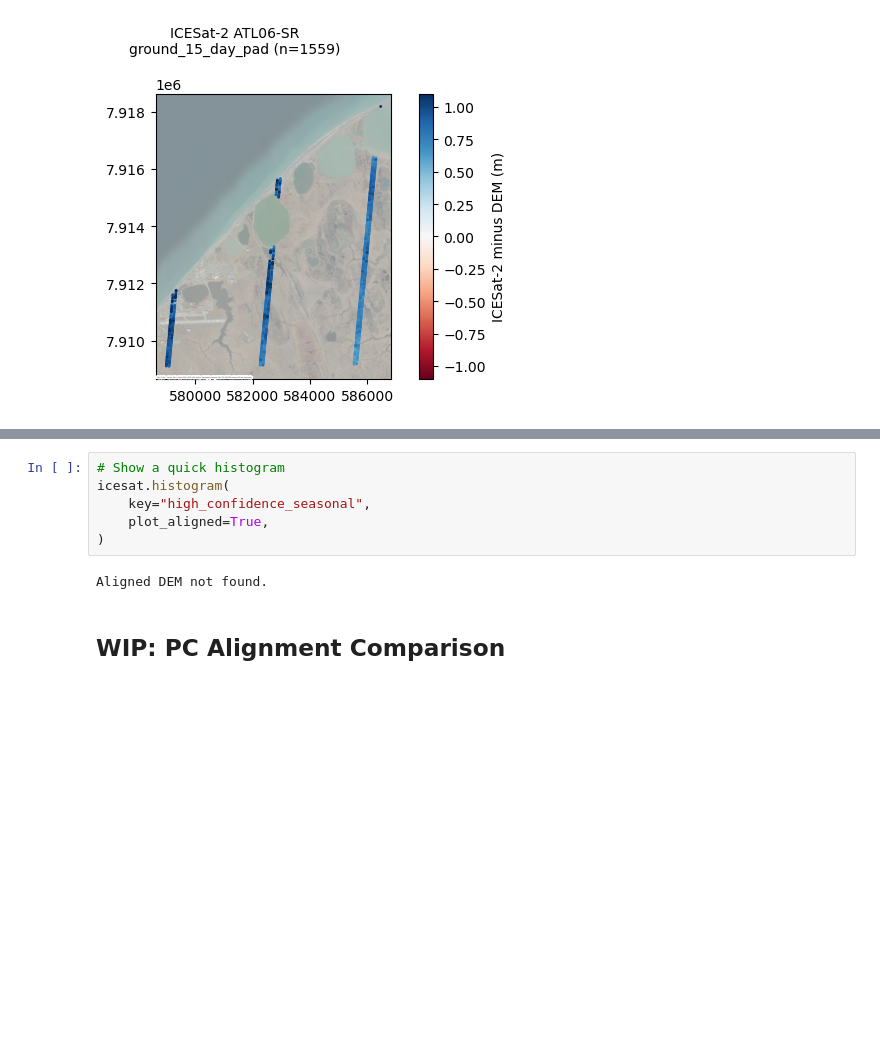
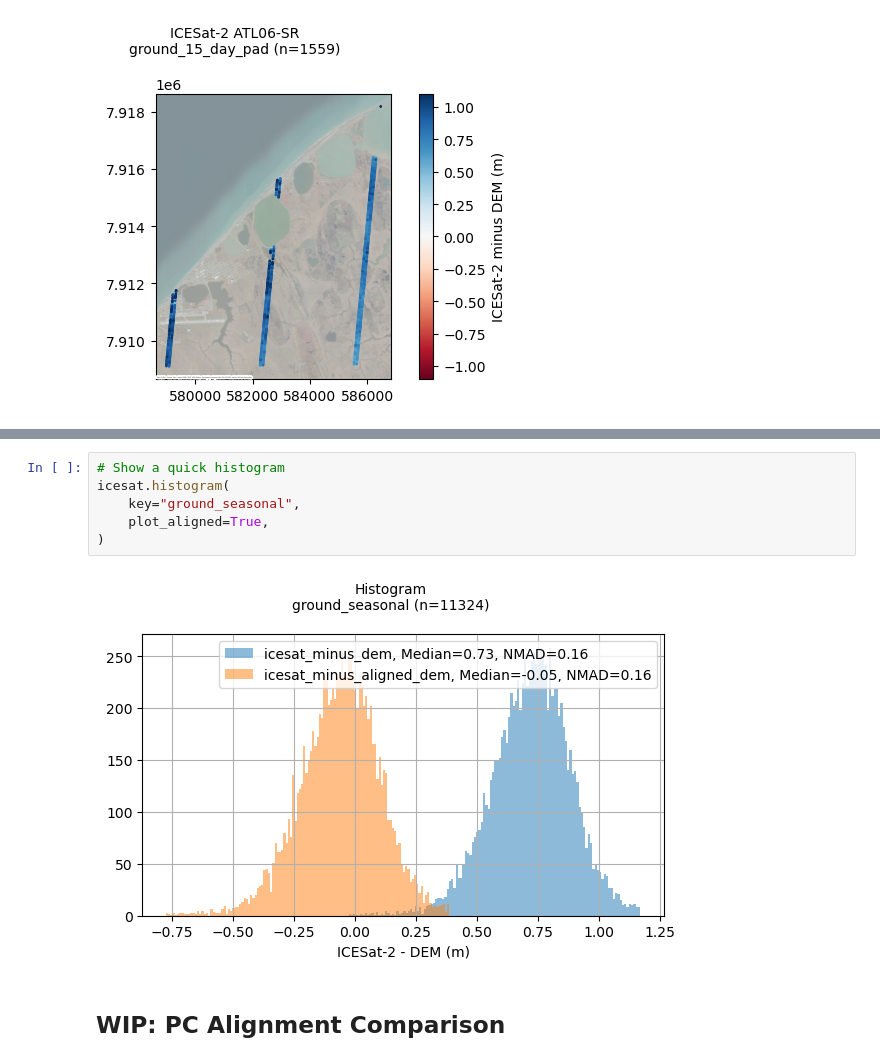
Before and after one commit to uw-cryo/asp_plot, a Jupyter notebook: notebooks/icesat2_plots.ipynb, the cells around one changed output, grey strips where cells are left out. Cells and saved outputs as stored; diff of their text form; blank space fills up the shorter version.

```diff
--- a/notebooks/icesat2_plots.ipynb
+++ b/notebooks/icesat2_plots.ipynb
@@ -171,11 +164,11 @@ Aligned DEM not found.
 # %%
 # Show a quick histogram
 icesat.histogram(
-    key="high_confidence_seasonal",
+    key="ground_seasonal",
     plot_aligned=True,
 )
 # %% [output]
-Aligned DEM not found.
+[figure, added]
 # %% [markdown]
 ## WIP: PC Alignment Comparison
 # %%
```
Also changed, not shown: parts of 12 cells of this notebook, 34 other files.
